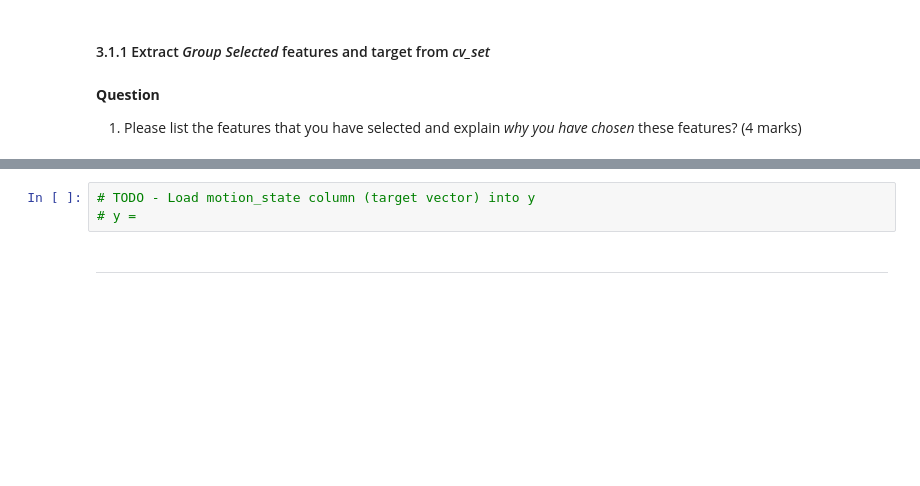
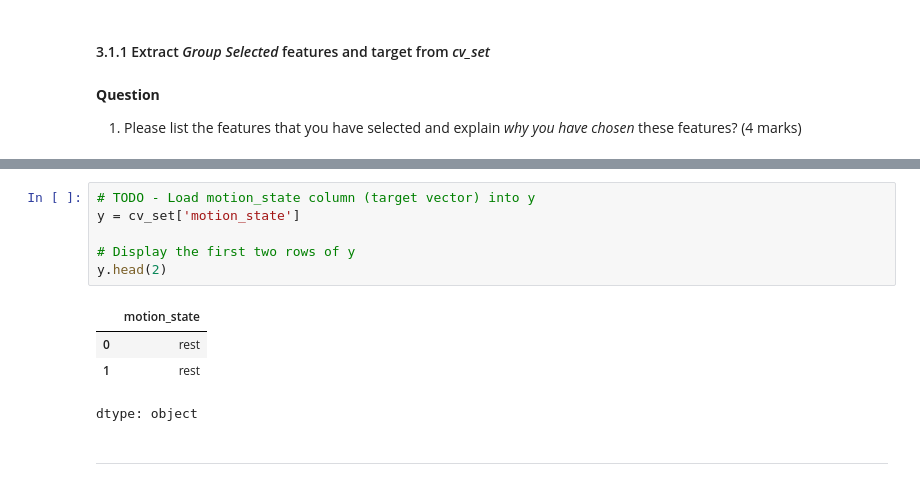
Before and after one commit to KapildevAryal/engg680_2024_fall, a Jupyter notebook: Lab_Assignment4/ML_Applications.ipynb, the cells around one changed output, grey strips where cells are left out. Cells and saved outputs as stored; diff of their text form; blank space fills up the shorter version.

```diff
--- a/Lab_Assignment4/ML_Applications.ipynb
+++ b/Lab_Assignment4/ML_Applications.ipynb
@@ -530,6 +704,14 @@ X.head(2)
 # %%
 # TODO - Load motion_state column (target vector) into y
-# y =
+y = cv_set['motion_state']
+
+# Display the first two rows of y
+y.head(2)
+# %% [output]
+|  | motion_state |
+| 0 | rest |
+| 1 | rest |
+dtype: object
 # %% [markdown]
 ___
 # %% [markdown]
```
Also changed, not shown: parts of 29 cells of this notebook.
